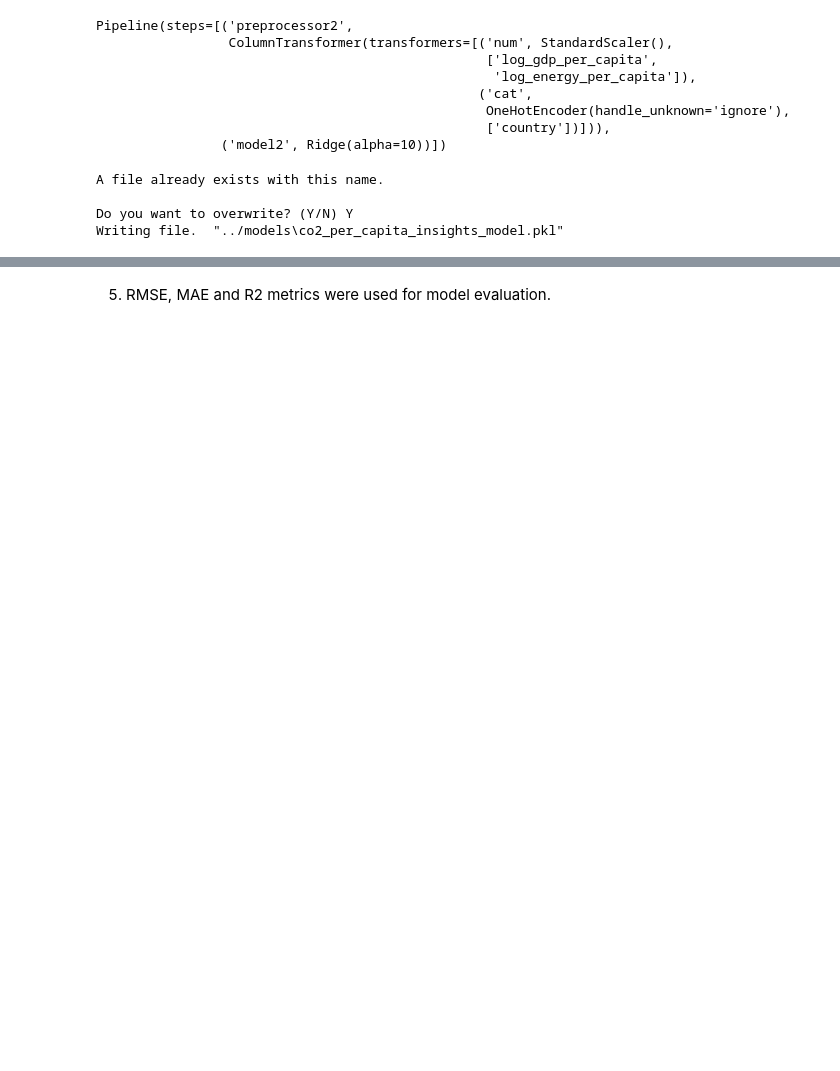
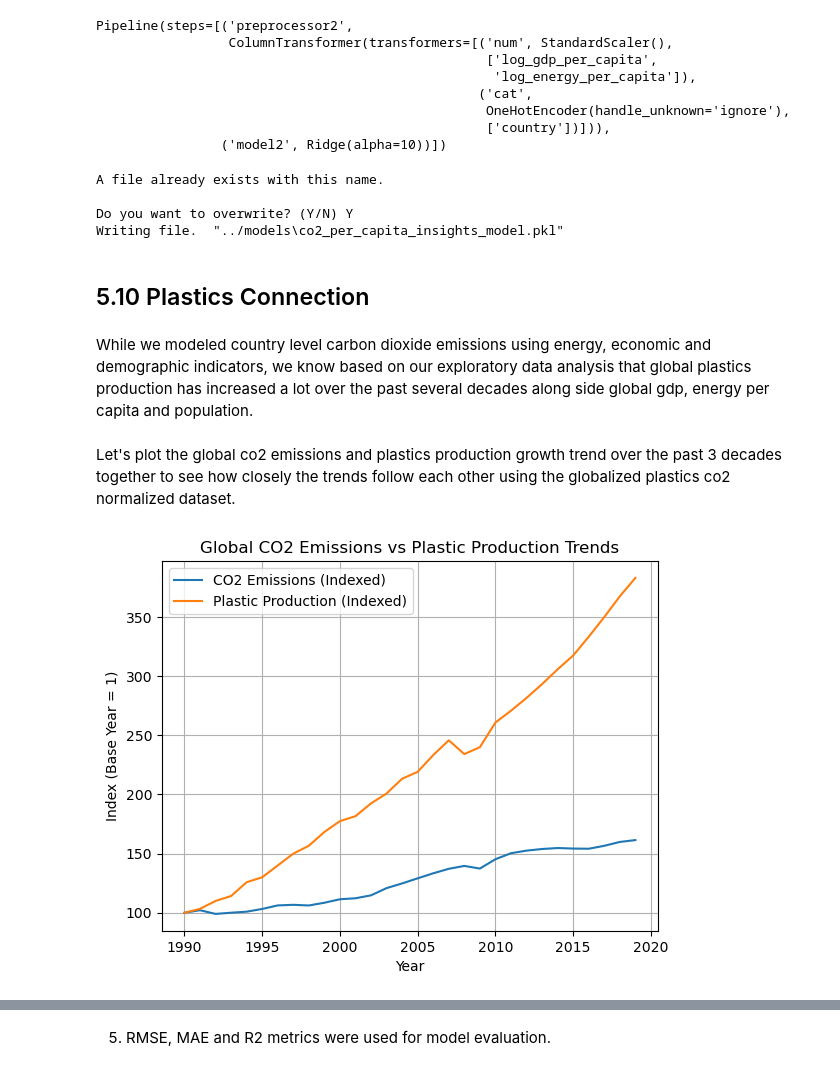
Before and after one commit to gawandesailee-lab/learndsp, a Jupyter notebook: Data Science Capstone 2 Project/notebooks/05_Modeling.ipynb, the cells around one changed output, grey strips where cells are left out. Cells and saved outputs as stored; diff of their text form; code cells hidden in the pictures; blank space fills up the shorter version.

```diff
--- a/Data Science Capstone 2 Project/notebooks/05_Modeling.ipynb
+++ b/Data Science Capstone 2 Project/notebooks/05_Modeling.ipynb
@@ -60,3 +52,11 @@ co2_data.head()
+# %%
+#Data for modeling
+co2_data = pd.read_csv('../data/processed/model_ready_data.csv')
+co2_data.head()
+
+#Data for establishing Plastics connection later on in the notebook
+global_co2_plastics_data = pd.read_csv('../data/processed/co2_plastics_global_data_cleaned.csv')
+global_co2_plastics_norm = pd.read_csv('../data/processed/global_co2_plastics_norm.csv')
 # %%
 co2_data.info()
 # %% [output]
@@ -476,3 +570,22 @@ A file already exists with this name.
 
 Do you want to overwrite? (Y/N) Y
 Writing file.  "../models\co2_per_capita_insights_model.pkl"
+# %% [markdown]
+## 5.10 Plastics Connection<a id='5.10_Plastics_Connection'></a>
+# %% [markdown]
+While we modeled country level carbon dioxide emissions using energy, economic and demographic indicators, we know based on our exploratory data analysis that global plastics production has increased a lot over the past several decades along side global gdp, energy per capita and population.
+# %% [markdown]
+Let's plot the global co2 emissions and plastics production growth trend over the past 3 decades together to see how closely the trends follow each other using the globalized plastics co2 normalized dataset.
+# %%
+# Plotting Plastics Trend alongside CO2 emissions trend for the normalized dataset
+global_co2_plastics_norm = global_co2_plastics_norm.sort_values('year')
+plt.plot(global_co2_plastics_norm['year'], global_co2_plastics_norm['total_co2_mt'], label='CO2 Emissions (Indexed)')
+plt.plot(global_co2_plastics_norm['year'], global_co2_plastics_norm['Total_Plastic_Production_Million_Tonnes'], label='Plastic Production (Indexed)')
+plt.title('Global CO2 Emissions vs. Plastic Production Trend Over Past Decades')
+plt.xlabel('Year')
+plt.ylabel('Index (Start Year (1990) = 1)')
+plt.legend()
+plt.grid()
+plt.show()
+# %% [output]
+[figure, added]
```
Also changed, not shown: parts of 42 cells of this notebook.
